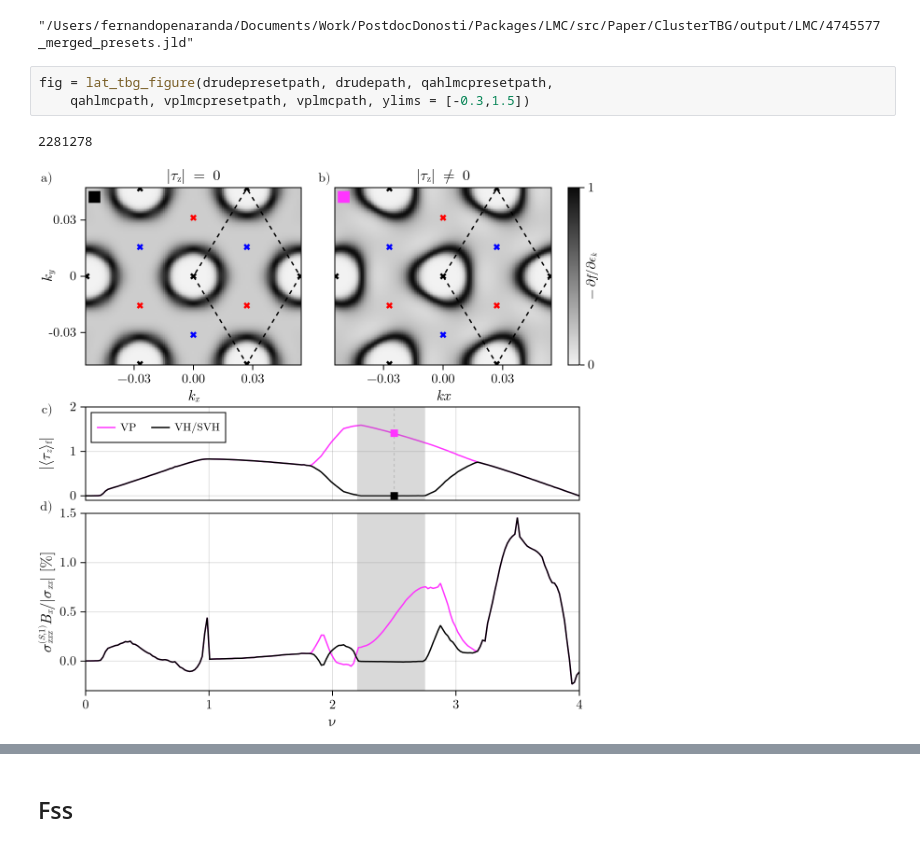
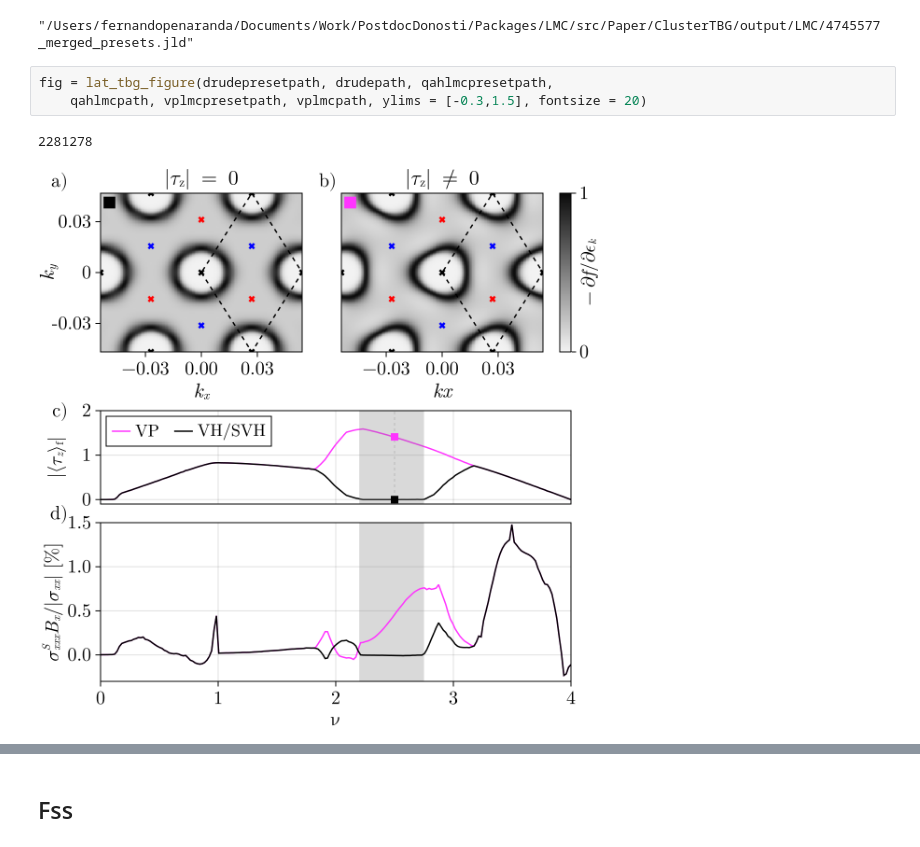
Before and after one commit to fernandopenaranda/LMC, a Jupyter notebook: src/Paper/Figure_TBG.ipynb, the cells around one changed output, grey strips where cells are left out. Drawn from its saved outputs; the diff is of its cells as text.

```diff
--- a/src/Paper/Figure_TBG.ipynb
+++ b/src/Paper/Figure_TBG.ipynb
@@ -449,8 +404,8 @@ vplmcpresetpath = "/Users/fernandopenaranda/Documents/Work/PostdocDonosti/Packag
 "/Users/fernandopenaranda/Documents/Work/PostdocDonosti/Packages/LMC/src/Paper/ClusterTBG/output/LMC/4745577_merged_presets.jld"
 # %%
 fig = lat_tbg_figure(drudepresetpath, drudepath, qahlmcpresetpath,
-    qahlmcpath, vplmcpresetpath, vplmcpath, ylims = [-0.3,1.5])
+    qahlmcpath, vplmcpresetpath, vplmcpath, ylims = [-0.3,1.5], fontsize = 20)
 # %% [output]
 2281278
-[figure, old version]
+[figure, new version]
 # %%
```
Also changed, not shown: parts of 15 cells of this notebook, 15 other files.
